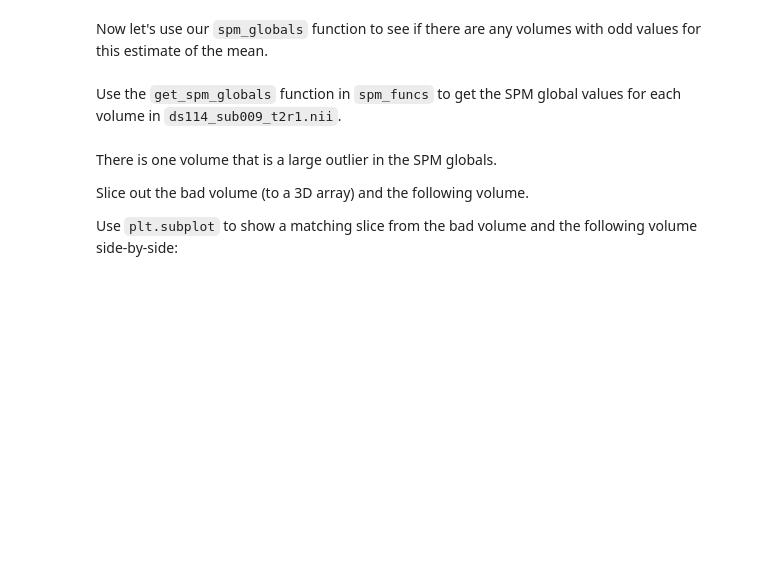
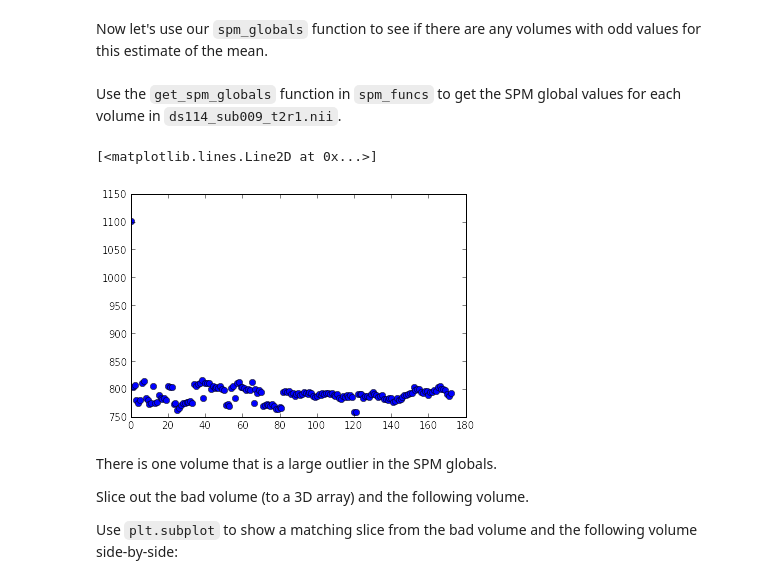
Before and after one commit to practical-neuroimaging/pna2015, a Jupyter notebook: day4/first_statistics.ipynb, the cells around one changed output. Cells and saved outputs as stored; diff of their text form; code cells hidden in the pictures; blank space fills up the shorter version.

```diff
--- a/day4/first_statistics.ipynb
+++ b/day4/first_statistics.ipynb
@@ -122,10 +205,15 @@ Now let's use our `spm_globals` function to see if there are any volumes with od
 Use the `get_spm_globals` function in `spm_funcs` to get the SPM global values for each volume in `ds114_sub009_t2r1.nii`.
 # %%
 # Get SPM global values for each volume
+spm_globals = spm_funcs.get_spm_globals('ds114_sub009_t2r1.nii')
 # %%
 # Plot the SPM global values for each volume
 # Try using 'o' marker symbol to make it easier to see, as in
 # plt.plot(variable, 'o')
+plt.plot(spm_globals,'o')
+# %% [output]
+[<matplotlib.lines.Line2D at 0x...>]
+[figure, added]
 # %% [markdown]
 There is one volume that is a large outlier in the SPM globals.
 
```
Also changed, not shown: parts of 17 cells of this notebook.
